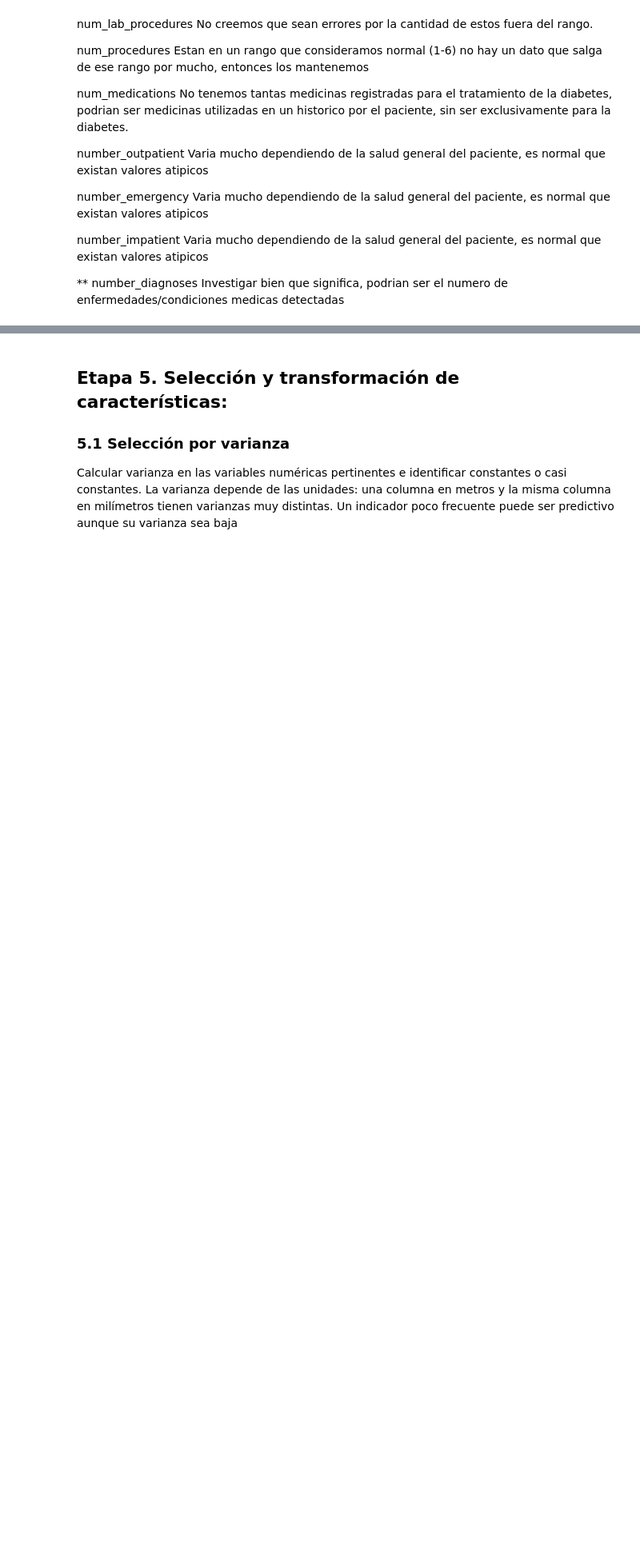
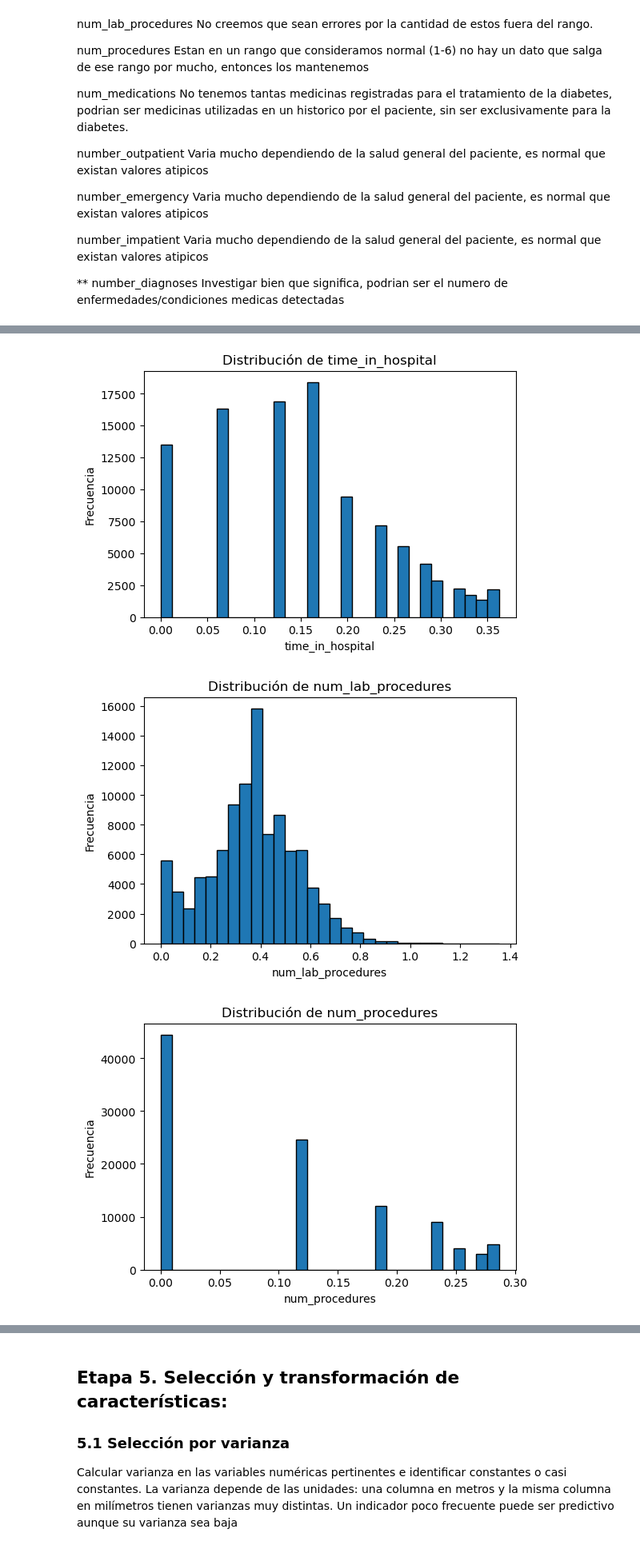
Before and after one commit to rossdcc/Proyecto_diabetes, a Jupyter notebook: Guia_Proyecto_Final_Equipo4 (2).ipynb, the cells around one changed output, grey strips where cells are left out. Shown at 80% size. Drawn from its saved outputs; the diff is of its cells as text; code cells hidden in the pictures; blank space fills up the shorter version.

```diff
--- a/Guia_Proyecto_Final_Equipo4 (2).ipynb
+++ b/Guia_Proyecto_Final_Equipo4 (2).ipynb
@@ -698,0 +703,7 @@ number_impatient Varia mucho dependiendo de la salud general del paciente, es no
+# %%
+#primero se utilizara una normalización MinMax para poner los datos entre 1 y 2 para posteriormente poder aplicar BoxCox
+df_imputado[discretas] = (
+    (df_imputado[discretas] - df_imputado[discretas].min()) /
+    (df_imputado[discretas].max() - df_imputado[discretas].min())) + 1
+
+df_imputado.describe()
@@ -698,0 +732,6 @@ number_impatient Varia mucho dependiendo de la salud general del paciente, es no
+# %%
+#para reducir asimetría se aplicó Box-Cox
+from scipy.stats import boxcox
+
+for col in discretas:
+    df_imputado[col], lambda_val = boxcox(df_imputado[col])
@@ -698,0 +750,14 @@ number_impatient Varia mucho dependiendo de la salud general del paciente, es no
+# %%
+import matplotlib.pyplot as plt
+
+for col in discretas:
+    plt.figure(figsize=(6, 4))
+    plt.hist(df_imputado[col], bins=30, edgecolor='black')
+    plt.title(f'Distribución de {col}')
+    plt.xlabel(col)
+    plt.ylabel('Frecuencia')
+    plt.show()
+# %% [output]
+[figure, added]
+[figure, added]
+[figure, added]
```
Also changed, not shown: parts of 9 cells of this notebook.
